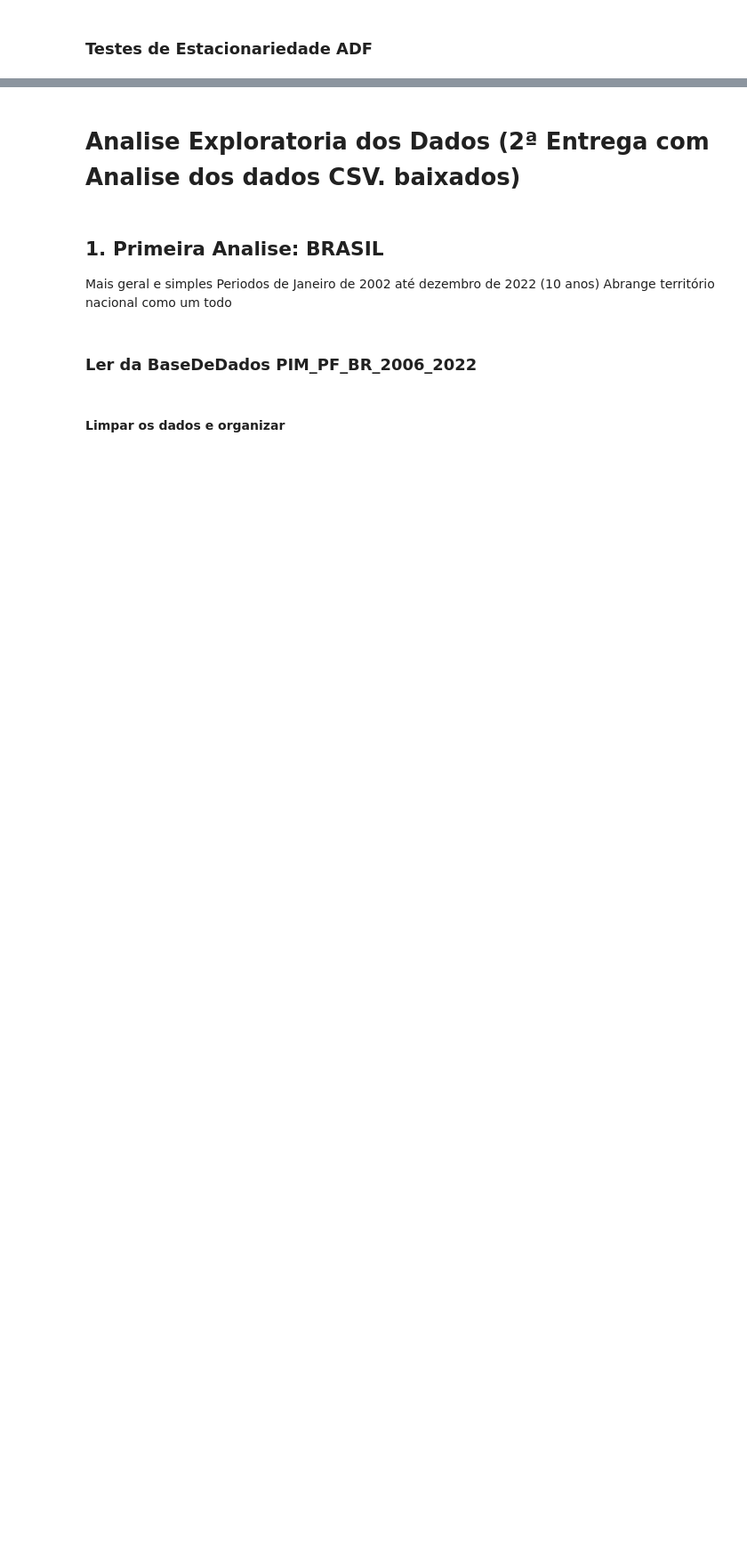
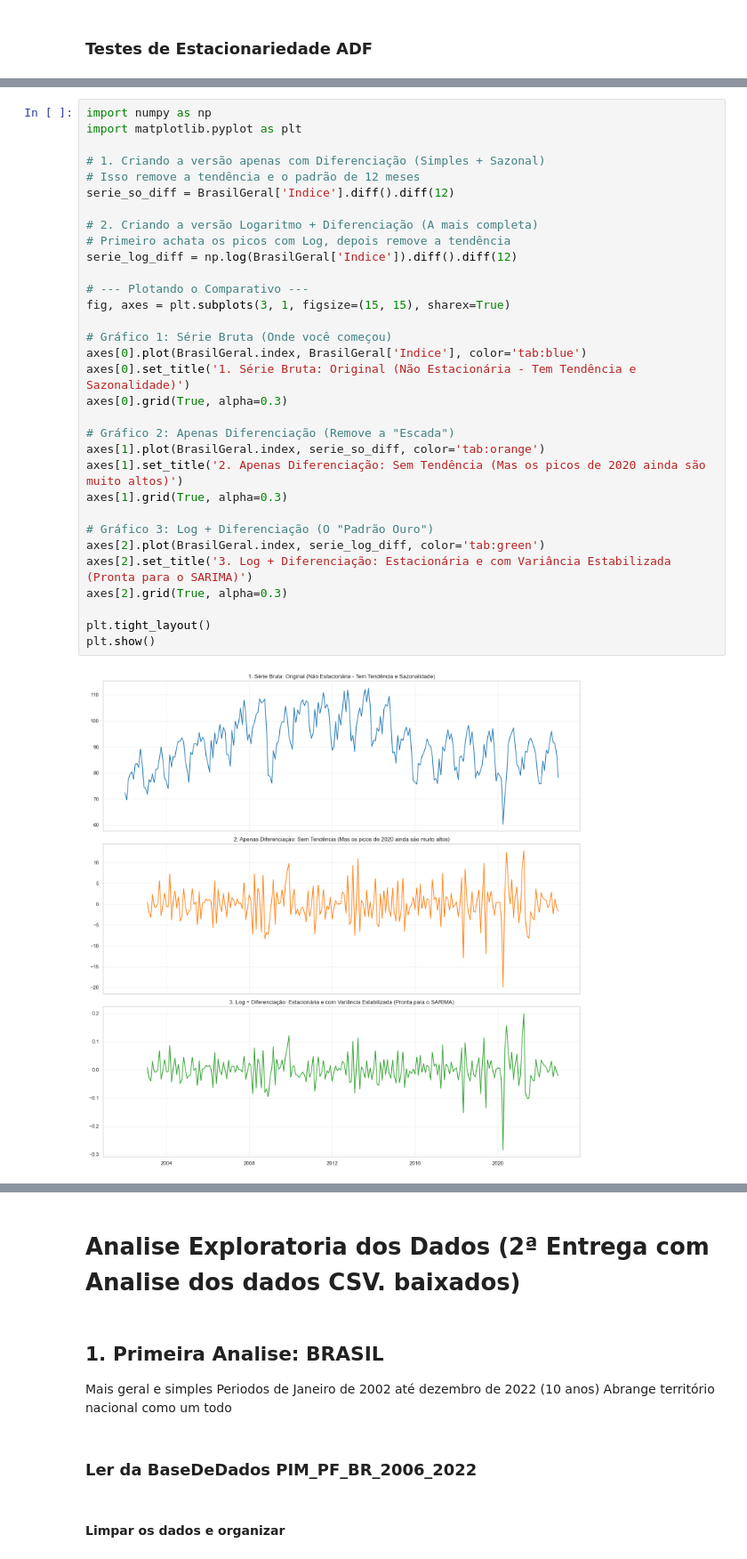
Before and after one commit to MarianaMayumeCaniza/PROJETOAPLICADO4_2026.01, a Jupyter notebook: Desenvolvimento/DesenvolvimentodoProjeto.ipynb, the cells around one changed output, grey strips where cells are left out. Shown at 89% size. Cells and saved outputs as stored; diff of their text form; blank space fills up the shorter version.

```diff
--- a/Desenvolvimento/DesenvolvimentodoProjeto.ipynb
+++ b/Desenvolvimento/DesenvolvimentodoProjeto.ipynb
@@ -312,0 +363,34 @@ Ação: Precisamos aplicar a Diferenciação (diff) para 'acalmar' a série.
+# %%
+import numpy as np
+import matplotlib.pyplot as plt
+
+# 1. Criando a versão apenas com Diferenciação (Simples + Sazonal)
+# Isso remove a tendência e o padrão de 12 meses
+serie_so_diff = BrasilGeral['Indice'].diff().diff(12)
+
+# 2. Criando a versão Logaritmo + Diferenciação (A mais completa)
+# Primeiro achata os picos com Log, depois remove a tendência
+serie_log_diff = np.log(BrasilGeral['Indice']).diff().diff(12)
+
+# --- Plotando o Comparativo ---
+fig, axes = plt.subplots(3, 1, figsize=(15, 15), sharex=True)
+
+# Gráfico 1: Série Bruta (Onde você começou)
+axes[0].plot(BrasilGeral.index, BrasilGeral['Indice'], color='tab:blue')
+axes[0].set_title('1. Série Bruta: Original (Não Estacionária - Tem Tendência e Sazonalidade)')
+axes[0].grid(True, alpha=0.3)
+
+# Gráfico 2: Apenas Diferenciação (Remove a "Escada")
+axes[1].plot(BrasilGeral.index, serie_so_diff, color='tab:orange')
+axes[1].set_title('2. Apenas Diferenciação: Sem Tendência (Mas os picos de 2020 ainda são muito altos)')
+axes[1].grid(True, alpha=0.3)
+
+# Gráfico 3: Log + Diferenciação (O "Padrão Ouro")
+axes[2].plot(BrasilGeral.index, serie_log_diff, color='tab:green')
+axes[2].set_title('3. Log + Diferenciação: Estacionária e com Variância Estabilizada (Pronta para o SARIMA)')
+axes[2].grid(True, alpha=0.3)
+
+plt.tight_layout()
+plt.show()
+# %% [output]
+[figure, added]
```
Also changed, not shown: parts of 6 cells of this notebook.
